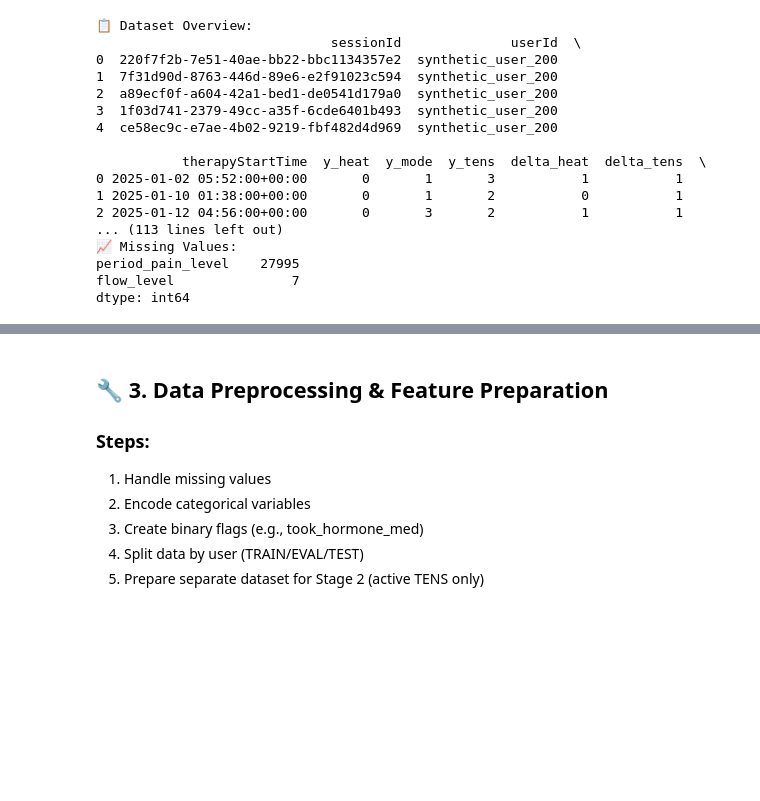
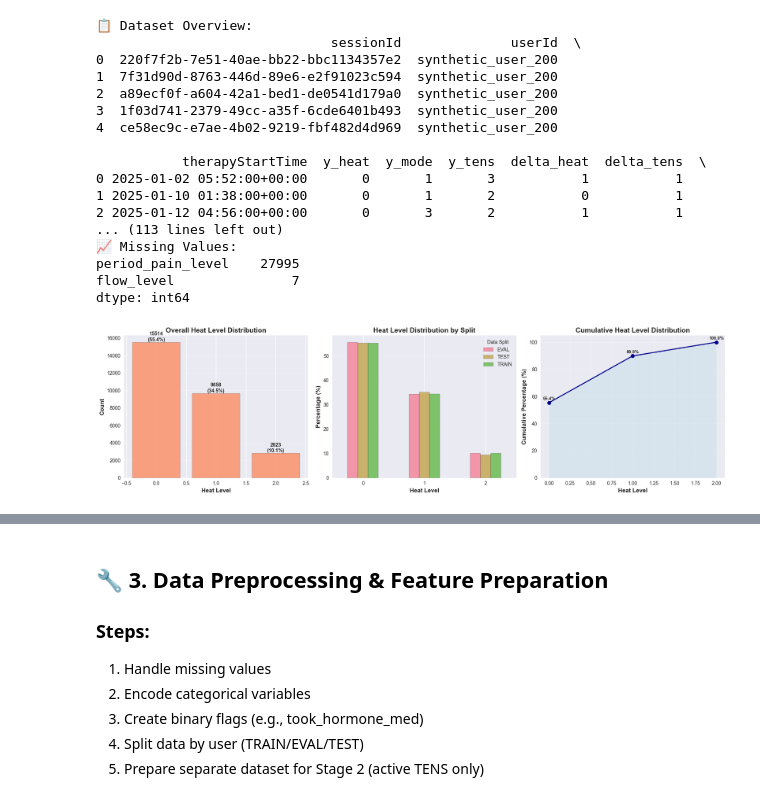
Before and after one commit to Junotechnologies/Juno-AI, a Jupyter notebook: hierarchical_xgboost_approach/hierarchical_classification_xgboost.ipynb, the cells around one changed output, grey strips where cells are left out. Drawn from its saved outputs; the diff is of its cells as text; code cells hidden in the pictures; blank space fills up the shorter version.

```diff
--- a/hierarchical_xgboost_approach/hierarchical_classification_xgboost.ipynb
+++ b/hierarchical_xgboost_approach/hierarchical_classification_xgboost.ipynb
@@ -362,3 +347,82 @@ print(df.isnull().sum()[df.isnull().sum() > 0])
 period_pain_level    27995
 flow_level               7
 dtype: int64
+# %%
+# 📊 Heat Level Distribution Analysis
+import matplotlib.pyplot as plt
+import seaborn as sns
+
+fig, axes = plt.subplots(1, 3, figsize=(18, 5))
+
+# Overall distribution
+heat_counts = df['y_heat'].value_counts().sort_index()
+axes[0].bar(heat_counts.index, heat_counts.values, color='coral', alpha=0.7, edgecolor='black')
+axes[0].set_xlabel('Heat Level', fontsize=12, fontweight='bold')
+axes[0].set_ylabel('Count', fontsize=12, fontweight='bold')
+axes[0].set_title('Overall Heat Level Distribution', fontsize=14, fontweight='bold')
+axes[0].grid(axis='y', alpha=0.3)
+
+# Add percentage labels on bars
+for i, (level, count) in enumerate(heat_counts.items()):
+    pct = count / len(df) * 100
+    axes[0].text(level, count, f'{count}\n({pct:.1f}%)', ha='center', va='bottom', fontweight='bold')
+
+# Distribution by data split
+split_heat = df.groupby(['data_split', 'y_heat']).size().unstack(fill_value=0)
+split_heat_pct = split_heat.div(split_heat.sum(axis=1), axis=0) * 100
+
+split_heat_pct.T.plot(kind='bar', ax=axes[1], alpha=0.7, edgecolor='black')
+axes[1].set_xlabel('Heat Level', fontsize=12, fontweight='bold')
+axes[1].set_ylabel('Percentage (%)', fontsize=12, fontweight='bold')
+axes[1].set_title('Heat Level Distribution by Split', fontsize=14, fontweight='bold')
+axes[1].legend(title='Data Split', fontsize=10)
+axes[1].grid(axis='y', alpha=0.3)
+axes[1].set_xticklabels(axes[1].get_xticklabels(), rotation=0)
+
+# Cumulative distribution
+cumsum = heat_counts.cumsum()
+cumsum_pct = cumsum / len(df) * 100
+
+axes[2].plot(heat_counts.index, cumsum_pct, marker='o', linewidth=2, markersize=8, color='darkblue')
+axes[2].fill_between(heat_counts.index, cumsum_pct, alpha=0.3, color='lightblue')
+axes[2].set_xlabel('Heat Level', fontsize=12, fontweight='bold')
+axes[2].set_ylabel('Cumulative Percentage (%)', fontsize=12, fontweight='bold')
+axes[2].set_title('Cumulative Heat Level Distribution', fontsize=14, fontweight='bold')
+axes[2].grid(True, alpha=0.3)
+axes[2].set_ylim(0, 105)
+
+# Add percentage labels
+for level, pct in zip(heat_counts.index, cumsum_pct):
+    axes[2].text(level, pct + 2, f'{pct:.1f}%', ha='center', fontsize=9, fontweight='bold')
+
+plt.tight_layout()
+plt.show()
+
+# Print detailed statistics
+print("\n" + "="*80)
+print("📊 HEAT LEVEL DISTRIBUTION STATISTICS")
+print("="*80)
+
+print(f"\n{'Heat Level':<15} {'Count':<10} {'Percentage':<12} {'Cumulative %':<15}")
+print("-" * 55)
+for level in sorted(df['y_heat'].unique()):
+    count = (df['y_heat'] == level).sum()
+    pct = count / len(df) * 100
+    cum_pct = (df['y_heat'] <= level).sum() / len(df) * 100
+    print(f"{level:<15} {count:<10} {pct:>6.2f}%      {cum_pct:>8.2f}%")
+
+print("\n" + "="*80)
+print("📈 Distribution by Data Split:")
+print("="*80)
+for split in ['TRAIN', 'EVAL', 'TEST']:
+    if split in df['data_split'].values:
+        split_df = df[df['data_split'] == split]
+        print(f"\n{split} ({len(split_df)} sessions):")
+        heat_dist = split_df['y_heat'].value_counts().sort_index()
+        for level, count in heat_dist.items():
+            pct = count / len(split_df) * 100
+            print(f"  Heat {level}: {count:>5} ({pct:>5.2f}%)")
+
+print("\n" + "="*80)
+# %% [output]
+[figure, added]
```
Also changed, not shown: parts of 27 cells of this notebook.
